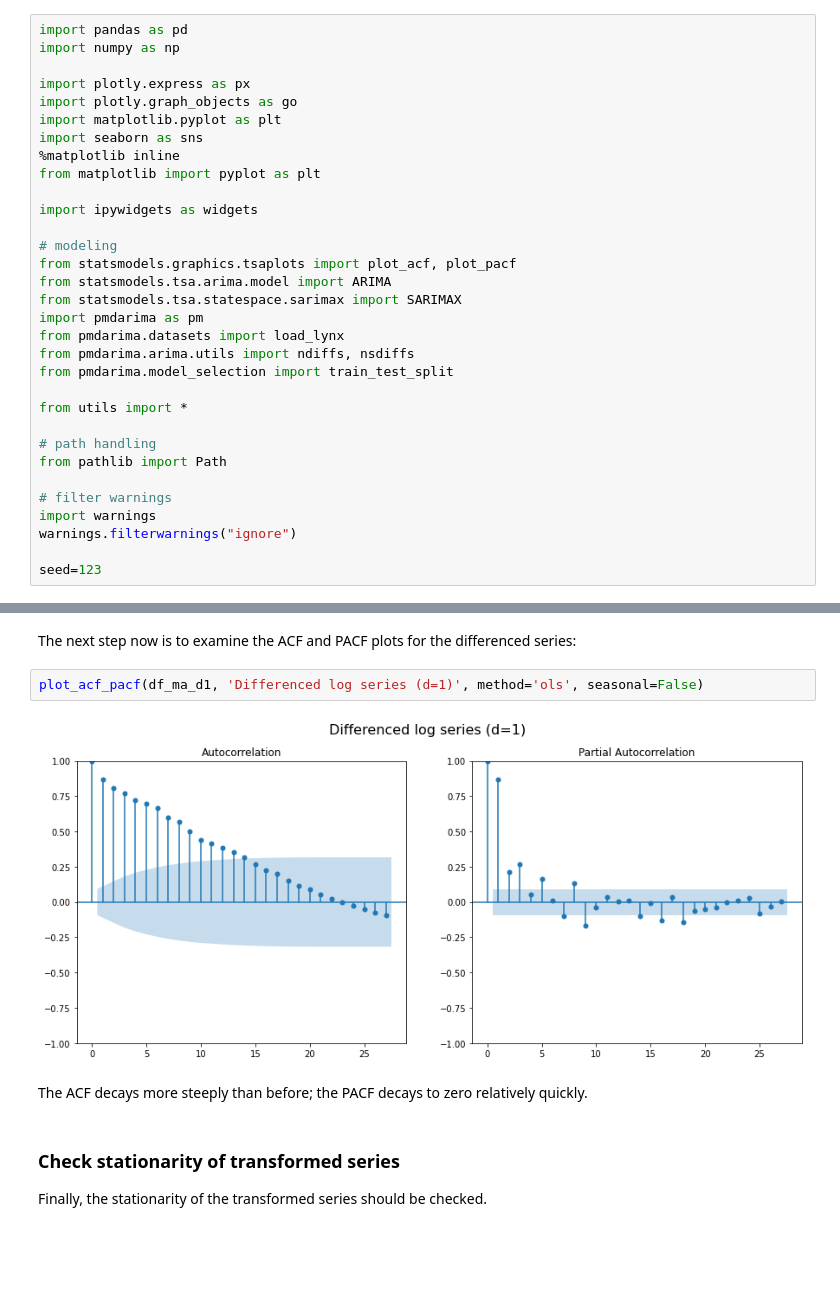
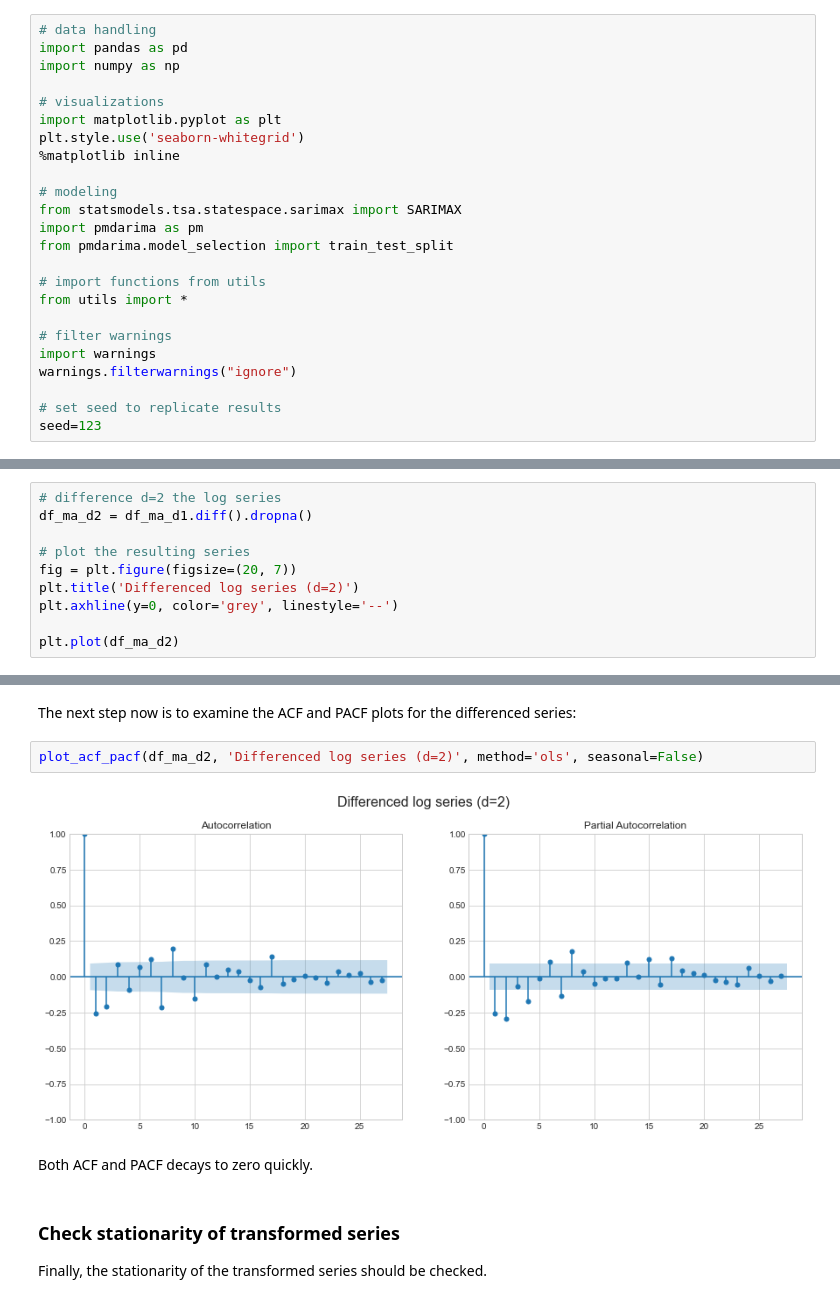
Before and after one commit to marialonsogar/COVID-Dynamics-Model-Comparison, a Jupyter notebook: modeling/ARIMA-COVID-Spain.ipynb, the cells around one changed output, grey strips where cells are left out. Cells and saved outputs as stored; diff of their text form; blank space fills up the shorter version.

```diff
--- a/modeling/ARIMA-COVID-Spain.ipynb
+++ b/modeling/ARIMA-COVID-Spain.ipynb
@@ -9,34 +9,26 @@ As this procedure allows the introduction of seasonal patterns, it will be appli
 # %% [markdown]
 # Setup
 # %%
+# data handling
 import pandas as pd
 import numpy as np
 
-import plotly.express as px
-import plotly.graph_objects as go
+# visualizations
 import matplotlib.pyplot as plt
-import seaborn as sns
+plt.style.use('seaborn-whitegrid')
 %matplotlib inline
-from matplotlib import pyplot as plt
-
-import ipywidgets as widgets
 
 # modeling
-from statsmodels.graphics.tsaplots import plot_acf, plot_pacf
-from statsmodels.tsa.arima.model import ARIMA
 from statsmodels.tsa.statespace.sarimax import SARIMAX
 import pmdarima as pm
-from pmdarima.datasets import load_lynx
-from pmdarima.arima.utils import ndiffs, nsdiffs
 from pmdarima.model_selection import train_test_split
 
+# import functions from utils
 from utils import *
-
-# path handling
-from pathlib import Path
 
 # filter warnings
 import warnings
 warnings.filterwarnings("ignore")
 
+# set seed to replicate results
 seed=123
@@ -852,0 +992,10 @@ plt.plot(df_ma_d1)
+# %%
+# difference d=2 the log series
+df_ma_d2 = df_ma_d1.diff().dropna()
+
+# plot the resulting series
+fig = plt.figure(figsize=(20, 7))
+plt.title('Differenced log series (d=2)')
+plt.axhline(y=0, color='grey', linestyle='--')
+
+plt.plot(df_ma_d2)
@@ -855,11 +1007,11 @@ The graph above shows a more stationary version of the series is obtained: const
 # %% [markdown]
 The next step now is to examine the ACF and PACF plots for the differenced series:
 # %%
-plot_acf_pacf(df_ma_d1, 'Differenced log series (d=1)', method='ols', seasonal=False)
+plot_acf_pacf(df_ma_d2, 'Differenced log series (d=2)', method='ols', seasonal=False)
 # %% [output]
-[figure, old version]
+[figure, new version]
 # %% [markdown]
-The ACF decays more steeply than before; the PACF decays to zero relatively quickly.
+Both ACF and PACF decays to zero quickly.
 # %% [markdown]
 ### Check stationarity of transformed series
 
```
Also changed, not shown: parts of 102 cells of this notebook, 3 other files.
